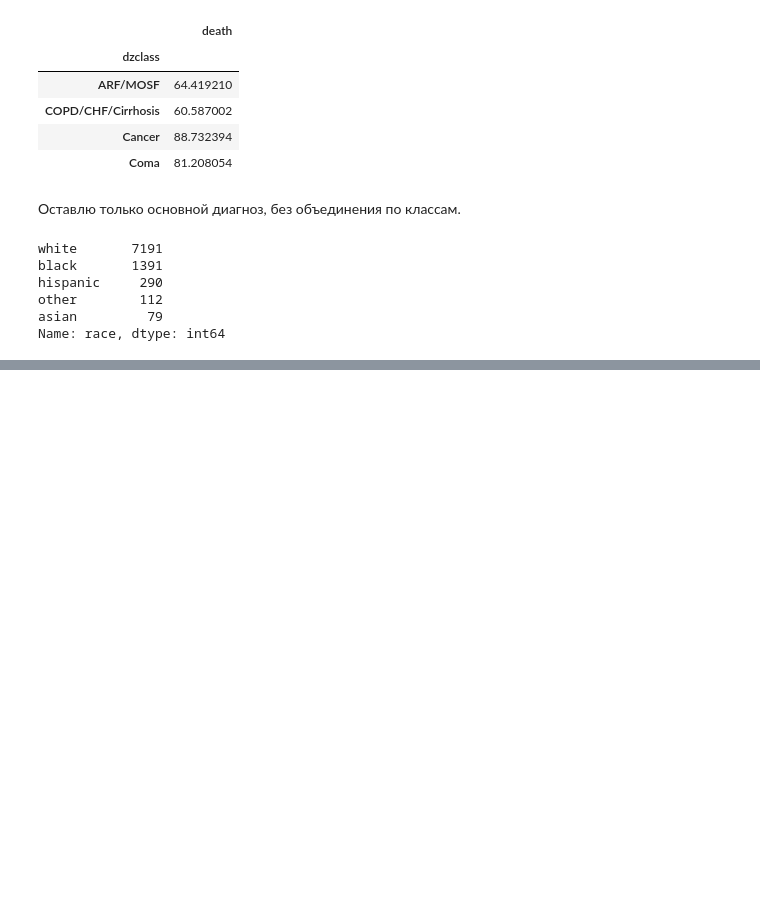
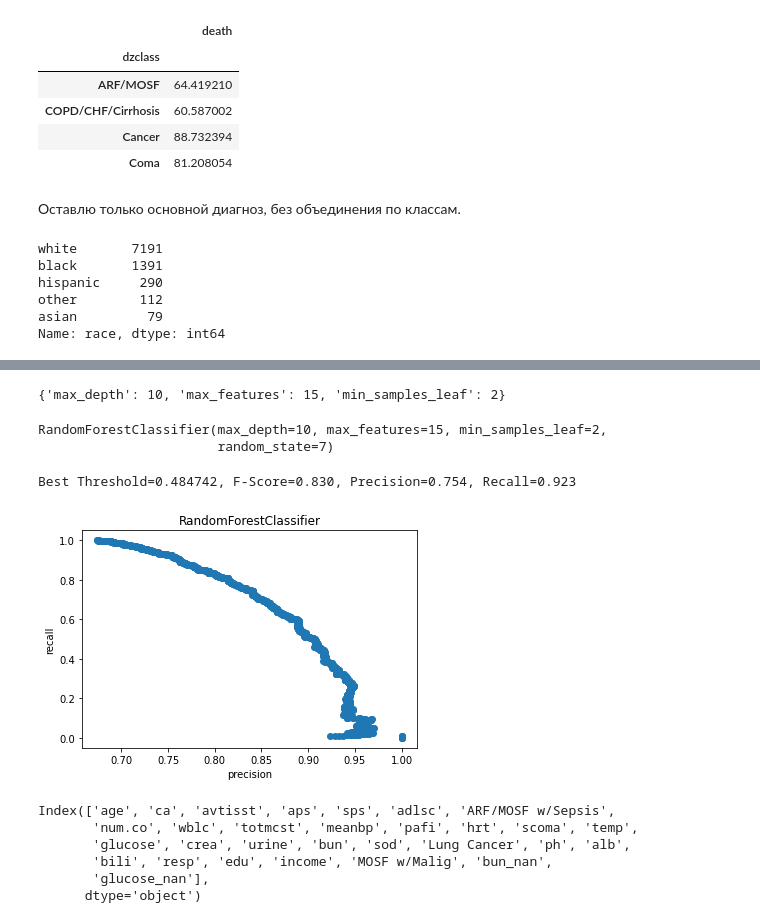
Before and after one commit to Elena-Lipets/PythonDS, a Jupyter notebook: Diplom/diplom(support).ipynb, the cells around one changed output, grey strips where cells are left out. Drawn from its saved outputs; the diff is of its cells as text; code cells hidden in the pictures; blank space fills up the shorter version.

```diff
--- a/Diplom/diplom(support).ipynb
+++ b/Diplom/diplom(support).ipynb
@@ -625,0 +736,2 @@ features_description
+# %%
+new_features = ['meanbp_cat', 'fever', 'pafi_cat'] + list(dum_fiatures) + error_features
@@ -625,0 +793,38 @@ features_description
+# %%
+params = params={'max_features':[5, 10, 15, 20],
+        'min_samples_leaf':[1, 2, 3, 4],
+        'max_depth':[5, 10, 15]
+        }
+grid = GridSearchCV(model1, param_grid=params, refit=False)
+search = grid.fit(x_train[selected_features2 + new_features], y_train['death'])
+search.best_params_
+# %% [output]
+{'max_depth': 10, 'max_features': 15, 'min_samples_leaf': 2}
+# %%
+model2 = RandomForestClassifier(max_depth=10, max_features=15, min_samples_leaf=2, random_state=7)
+# %%
+model2.fit(x_train[selected_features2 + new_features], y_train['death'])
+# %% [output]
+RandomForestClassifier(max_depth=10, max_features=15, min_samples_leaf=2,
+                       random_state=7)
+# %%
+preds2 = model2.predict_proba(x_valid[selected_features2 + new_features])[:, 1]
+precision, recall, thresholds = precision_recall_curve(y_valid['death'], preds2)
+
+fscore = (2 * precision * recall) / (precision + recall)
+
+ix = np.argmax(fscore)
+print('Best Threshold=%f, F-Score=%.3f, Precision=%.3f, Recall=%.3f' % (thresholds[ix],
+                                                                        fscore[ix],
+                                                                        precision[ix],
+                                                                        recall[ix]))
+# %% [output]
+Best Threshold=0.484742, F-Score=0.830, Precision=0.754, Recall=0.923
+# %%
+plt.scatter(precision, recall)
+plt.xlabel('precision')
+plt.ylabel('recall')
+plt.title('RandomForestClassifier')
+plt.show()
+# %% [output]
+[figure, added]
@@ -625,0 +835,10 @@ features_description
+# %%
+imp_features = feature_importances.head(30).index
+imp_features
+# %% [output]
+Index(['age', 'ca', 'avtisst', 'aps', 'sps', 'adlsc', 'ARF/MOSF w/Sepsis',
+       'num.co', 'wblc', 'totmcst', 'meanbp', 'pafi', 'hrt', 'scoma', 'temp',
+       'glucose', 'crea', 'urine', 'bun', 'sod', 'Lung Cancer', 'ph', 'alb',
+       'bili', 'resp', 'edu', 'income', 'MOSF w/Malig', 'bun_nan',
+       'glucose_nan'],
+      dtype='object')
```
Also changed, not shown: parts of 110 cells of this notebook.
